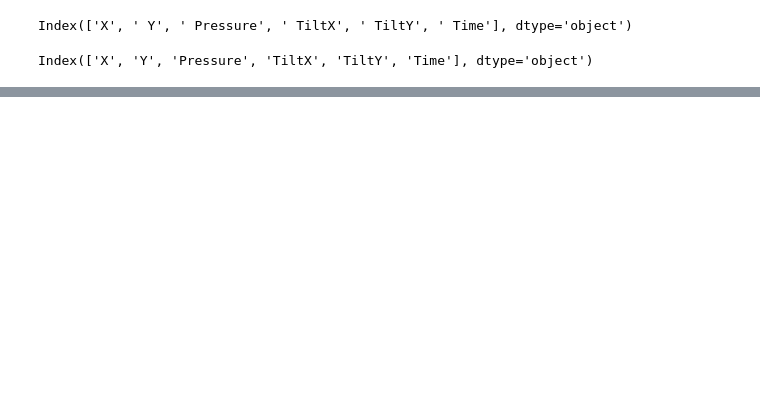
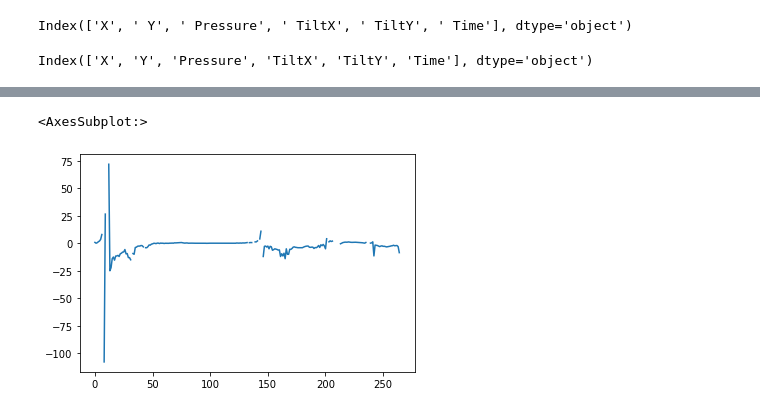
Before and after one commit to Matan-Shimon/Data-Visualization, a Jupyter notebook: Pandas Project.ipynb, the cells around one changed output, grey strips where cells are left out. Drawn from its saved outputs; the diff is of its cells as text; code cells hidden in the pictures; blank space fills up the shorter version.

```diff
--- a/Pandas Project.ipynb
+++ b/Pandas Project.ipynb
@@ -164,0 +101,4 @@ leng
+# %%
+kish.fillna(value = 0, inplace=True)
+# %%
+kish['m'] = (kish['Y'] - kish['s_Y']) / (kish['X'] - kish['s_X'])
@@ -164,0 +121,5 @@ leng
+# %%
+kish.m.plot()
+# %% [output]
+<AxesSubplot:>
+[figure, added]
```
Also changed, not shown: parts of 30 cells of this notebook.
